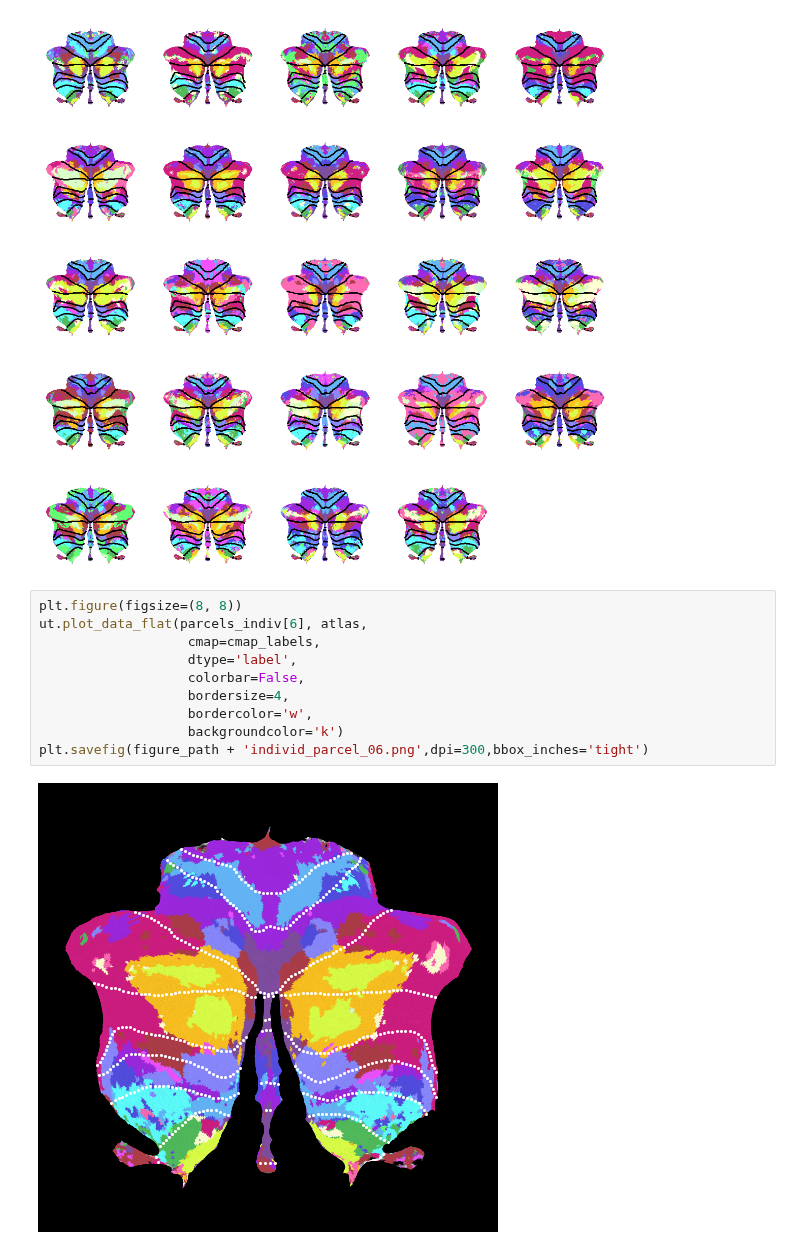
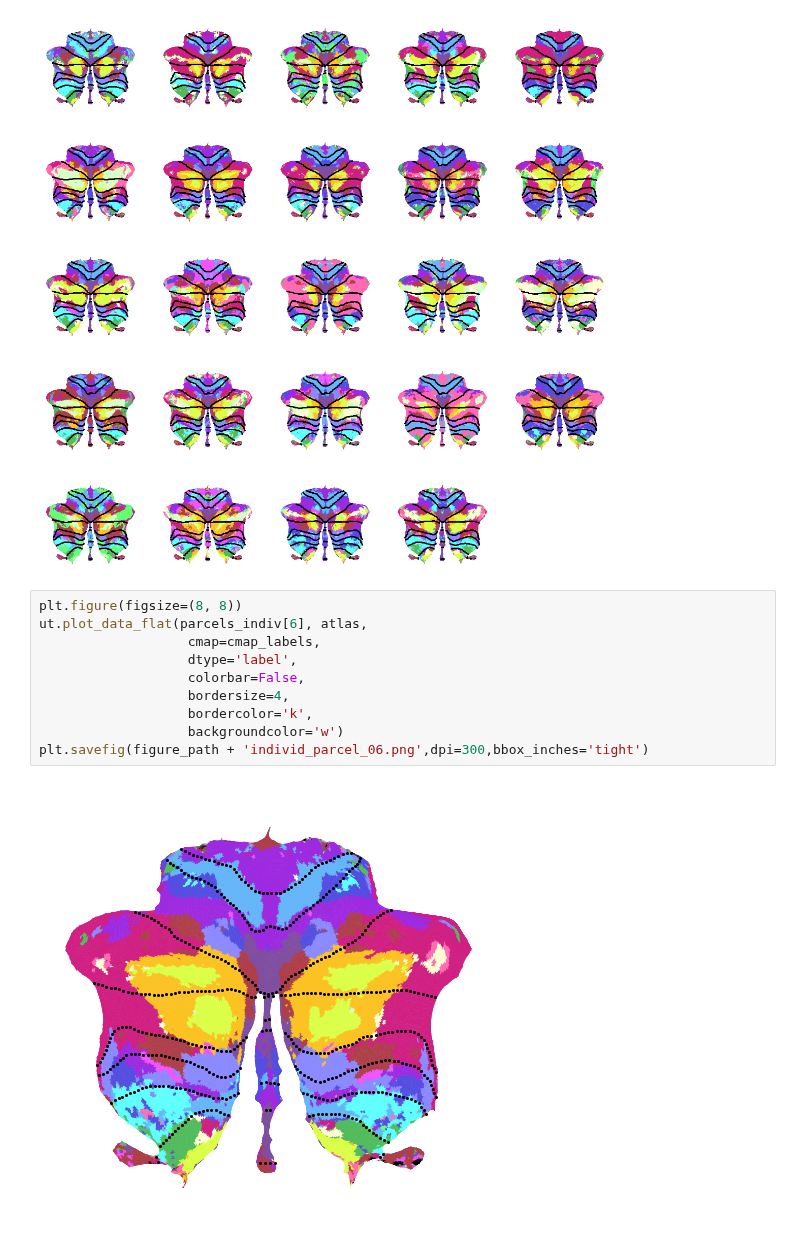
Before and after one commit to DiedrichsenLab/ProbabilisticParcellation, a Jupyter notebook: notebooks/atlas_paper/individual_sym_asym.ipynb, the cells around one changed output. Drawn from its saved outputs; the diff is of its cells as text.

```diff
--- a/notebooks/atlas_paper/individual_sym_asym.ipynb
+++ b/notebooks/atlas_paper/individual_sym_asym.ipynb
@@ -57,15 +57,15 @@ plt.show()
 # %%
 plt.figure(figsize=(8, 8))
 ut.plot_data_flat(parcels_indiv[6], atlas,
                    cmap=cmap_labels,
                    dtype='label',
                    colorbar=False,
                    bordersize=4,
-                   bordercolor='w',
-                   backgroundcolor='k')
+                   bordercolor='k',
+                   backgroundcolor='w')
 plt.savefig(figure_path + 'individ_parcel_06.png',dpi=300,bbox_inches='tight')
 # %% [output]
-[figure, old version]
+[figure, new version]
 # %%
 plt.figure(figsize=(8, 8))
 ut.plot_data_flat(parcels_indiv[9], atlas,
```
Also changed, not shown: parts of 3 cells of this notebook, 2 other files.
